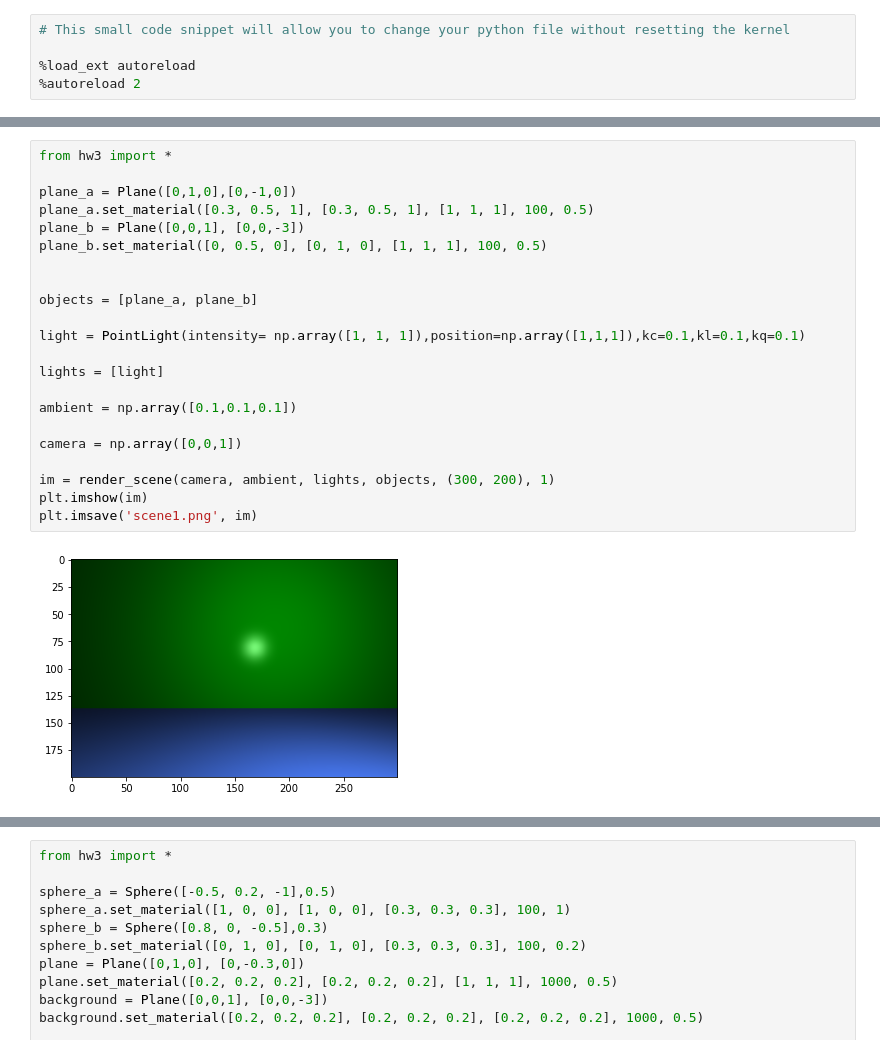
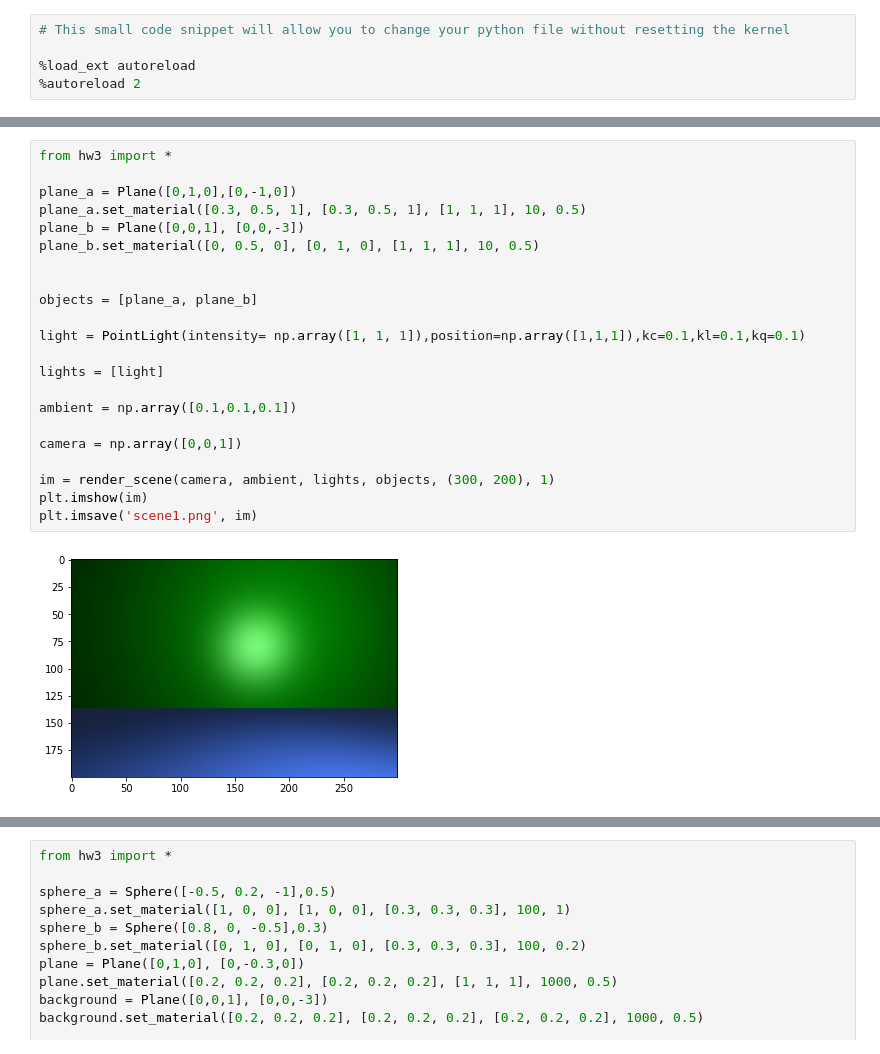
Before and after one commit to efraim224/Ray-Tracing, a Jupyter notebook: Exercise_3_Ray_Tracing.ipynb, the cells around one changed output, grey strips where cells are left out. Saved outputs shown, nothing was run; the diff lists cells and outputs as text.

```diff
--- a/Exercise_3_Ray_Tracing.ipynb
+++ b/Exercise_3_Ray_Tracing.ipynb
@@ -65,27 +65,27 @@ In this scene we render three planes with different colors. You can test this sc
 # %%
 from hw3 import *
 
 plane_a = Plane([0,1,0],[0,-1,0])
-plane_a.set_material([0.3, 0.5, 1], [0.3, 0.5, 1], [1, 1, 1], 100, 0.5)
+plane_a.set_material([0.3, 0.5, 1], [0.3, 0.5, 1], [1, 1, 1], 10, 0.5)
 plane_b = Plane([0,0,1], [0,0,-3])
-plane_b.set_material([0, 0.5, 0], [0, 1, 0], [1, 1, 1], 100, 0.5)
+plane_b.set_material([0, 0.5, 0], [0, 1, 0], [1, 1, 1], 10, 0.5)
 
 
 objects = [plane_a, plane_b]
 
 light = PointLight(intensity= np.array([1, 1, 1]),position=np.array([1,1,1]),kc=0.1,kl=0.1,kq=0.1)
 
 lights = [light]
 
 ambient = np.array([0.1,0.1,0.1])
 
 camera = np.array([0,0,1])
 
 im = render_scene(camera, ambient, lights, objects, (300, 200), 1)
 plt.imshow(im)
 plt.imsave('scene1.png', im)
 # %% [output]
-[figure, old version]
+[figure, new version]
 # %% [markdown]
 ## Scene 2 - Triangles and Shadows
 
```
Also changed, not shown: parts of 2 cells of this notebook, 2 other files.
